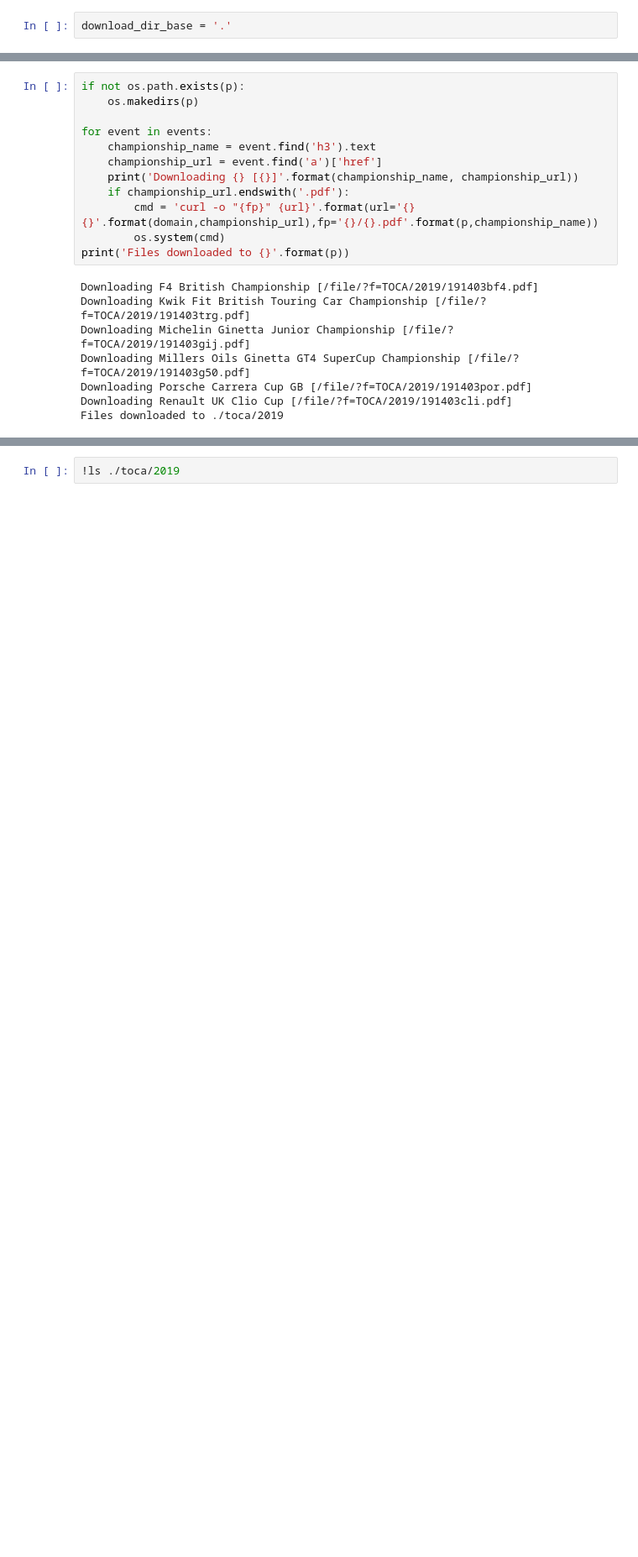
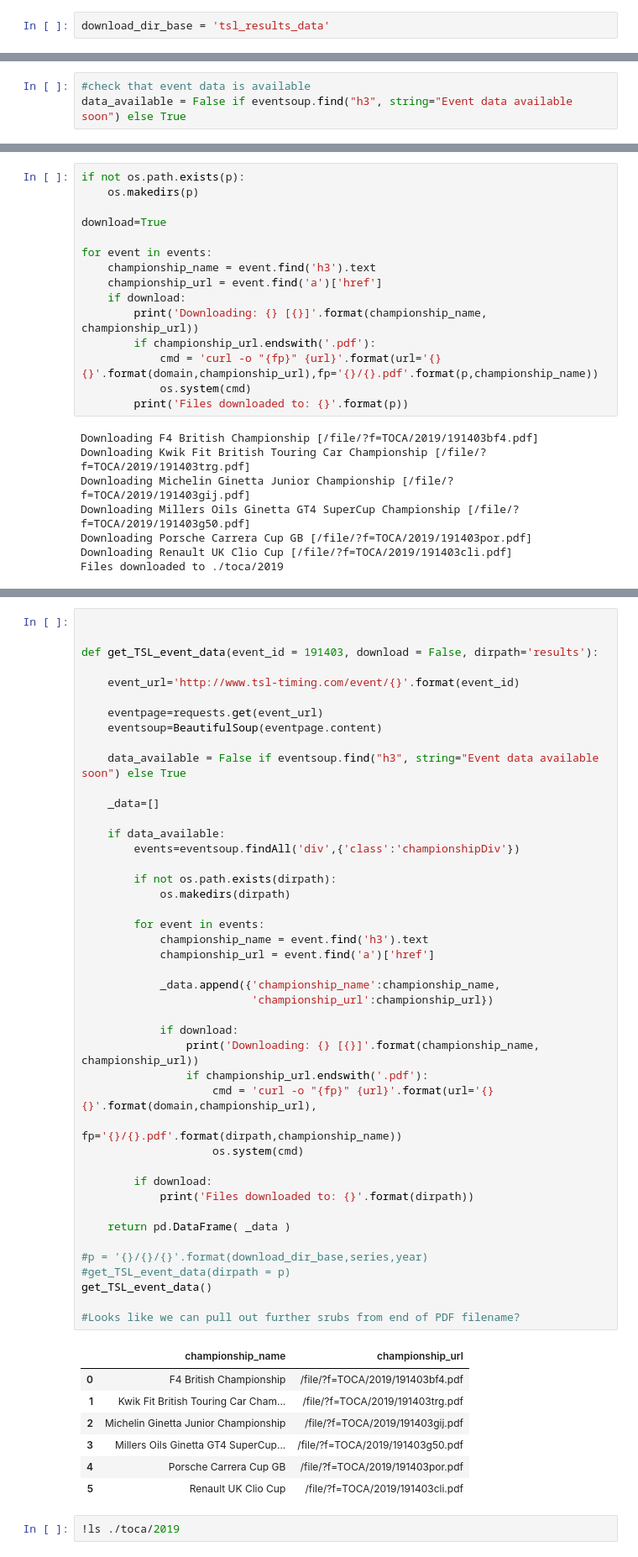
Before and after one commit to f1datajunkie/TSL, a Jupyter notebook: notebooks/TSL - BTCC Scraper.ipynb, the cells around one changed output, grey strips where cells are left out. Shown at 84% size. Drawn from its saved outputs; the diff is of its cells as text; blank space fills up the shorter version.

```diff
--- a/notebooks/TSL - BTCC Scraper.ipynb
+++ b/notebooks/TSL - BTCC Scraper.ipynb
@@ -33,7 +35,7 @@ event_id = 191403
 
 event_url='http://www.tsl-timing.com/event/{}'.format(event_id)
 # %%
-download_dir_base = '.'
+download_dir_base = 'tsl_results_data'
 # %%
 import requests
 from bs4 import BeautifulSoup
@@ -114,3 +147,6 @@ Download PDFs relating to a particular event.
 # %%
 eventpage=requests.get(event_url)
 eventsoup=BeautifulSoup(eventpage.content)
+# %%
+#check that event data is available
+data_available = False if eventsoup.find("h3", string="Event data available soon") else True
@@ -122,14 +165,17 @@ p = '{}/{}/{}'.format(download_dir_base,series,year)
 if not os.path.exists(p):
     os.makedirs(p)
 
+download=True
+
 for event in events:
     championship_name = event.find('h3').text
     championship_url = event.find('a')['href']
-    print('Downloading {} [{}]'.format(championship_name, championship_url))
-    if championship_url.endswith('.pdf'):
-        cmd = 'curl -o "{fp}" {url}'.format(url='{}{}'.format(domain,championship_url),fp='{}/{}.pdf'.format(p,championship_name))
-        os.system(cmd)
-print('Files downloaded to {}'.format(p))
+    if download:
+        print('Downloading: {} [{}]'.format(championship_name, championship_url))
+        if championship_url.endswith('.pdf'):
+            cmd = 'curl -o "{fp}" {url}'.format(url='{}{}'.format(domain,championship_url),fp='{}/{}.pdf'.format(p,championship_name))
+            os.system(cmd)
+        print('Files downloaded to: {}'.format(p))
 # %% [output]
 Downloading F4 British Championship [/file/?f=TOCA/2019/191403bf4.pdf]
 Downloading Kwik Fit British Touring Car Championship [/file/?f=TOCA/2019/191403trg.pdf]
@@ -141,3 +189,55 @@ Files downloaded to ./toca/2019
+# %%
+
+
+def get_TSL_event_data(event_id = 191403, download = False, dirpath='results'):
+
+    event_url='http://www.tsl-timing.com/event/{}'.format(event_id)
+
+    eventpage=requests.get(event_url)
+    eventsoup=BeautifulSoup(eventpage.content)
+
+    data_available = False if eventsoup.find("h3", string="Event data available soon") else True
+
+    _data=[]
+
+    if data_available:
+        events=eventsoup.findAll('div',{'class':'championshipDiv'})
+
+        if not os.path.exists(dirpath):
+            os.makedirs(dirpath)
+
+        for event in events:
+            championship_name = event.find('h3').text
+            championship_url = event.find('a')['href']
+
+            _data.append({'championship_name':championship_name,
+                          'championship_url':championship_url})
+
+            if download:
+                print('Downloading: {} [{}]'.format(championship_name, championship_url))
+                if championship_url.endswith('.pdf'):
+                    cmd = 'curl -o "{fp}" {url}'.format(url='{}{}'.format(domain,championship_url),
+                                                        fp='{}/{}.pdf'.format(dirpath,championship_name))
+                    os.system(cmd)
+
+        if download:
+            print('Files downloaded to: {}'.format(dirpath))
+
+    return pd.DataFrame( _data )
+
+#p = '{}/{}/{}'.format(download_dir_base,series,year)
+#get_TSL_event_data(dirpath = p)
+get_TSL_event_data()
+
+#Looks like we can pull out further srubs from end of PDF filename?
+# %% [output]
+|  | championship_name | championship_url |
+| 0 | F4 British Championship | /file/?f=TOCA/2019/191403bf4.pdf |
+| 1 | Kwik Fit British Touring Car Cham... | /file/?f=TOCA/2019/191403trg.pdf |
+| 2 | Michelin Ginetta Junior Championship | /file/?f=TOCA/2019/191403gij.pdf |
+| 3 | Millers Oils Ginetta GT4 SuperCup... | /file/?f=TOCA/2019/191403g50.pdf |
+| 4 | Porsche Carrera Cup GB | /file/?f=TOCA/2019/191403por.pdf |
+| 5 | Renault UK Clio Cup | /file/?f=TOCA/2019/191403cli.pdf |
 # %%
 !ls ./toca/2019
 # %% [output]
```
Also changed, not shown: parts of 9 cells of this notebook, 1 other file.
